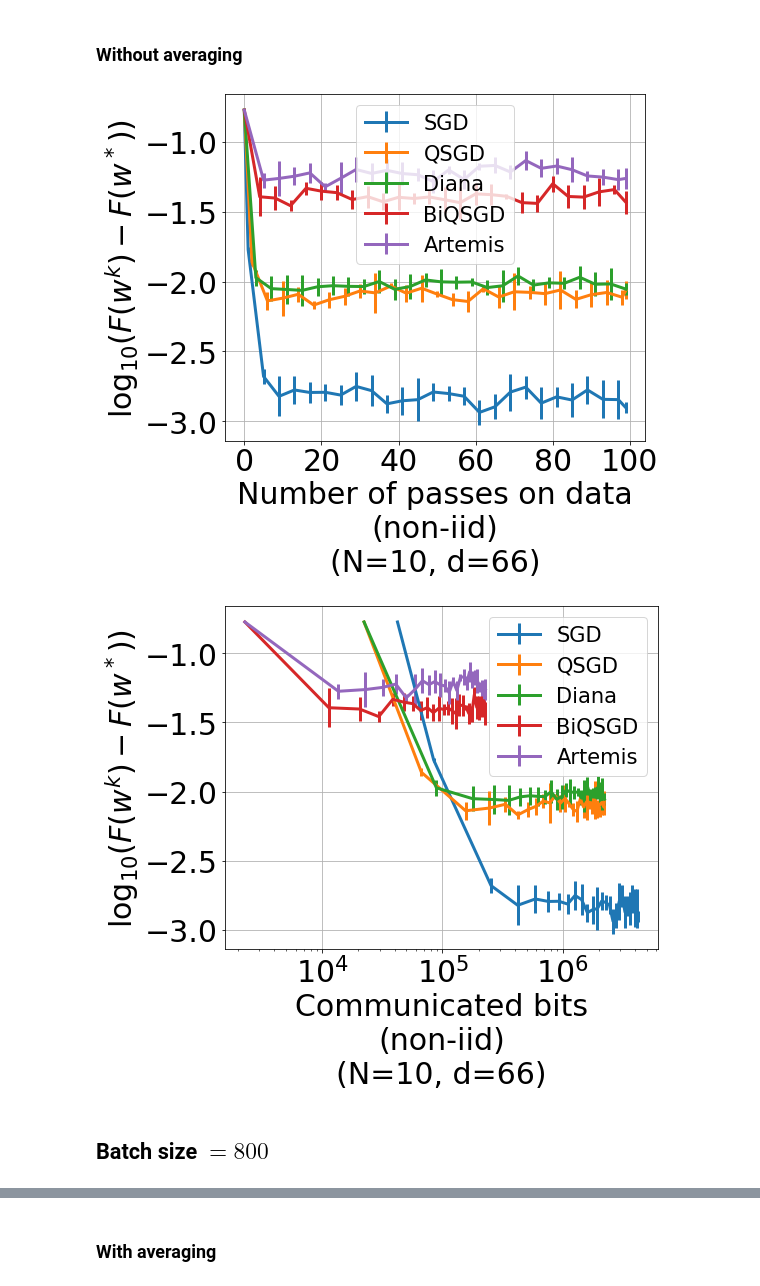
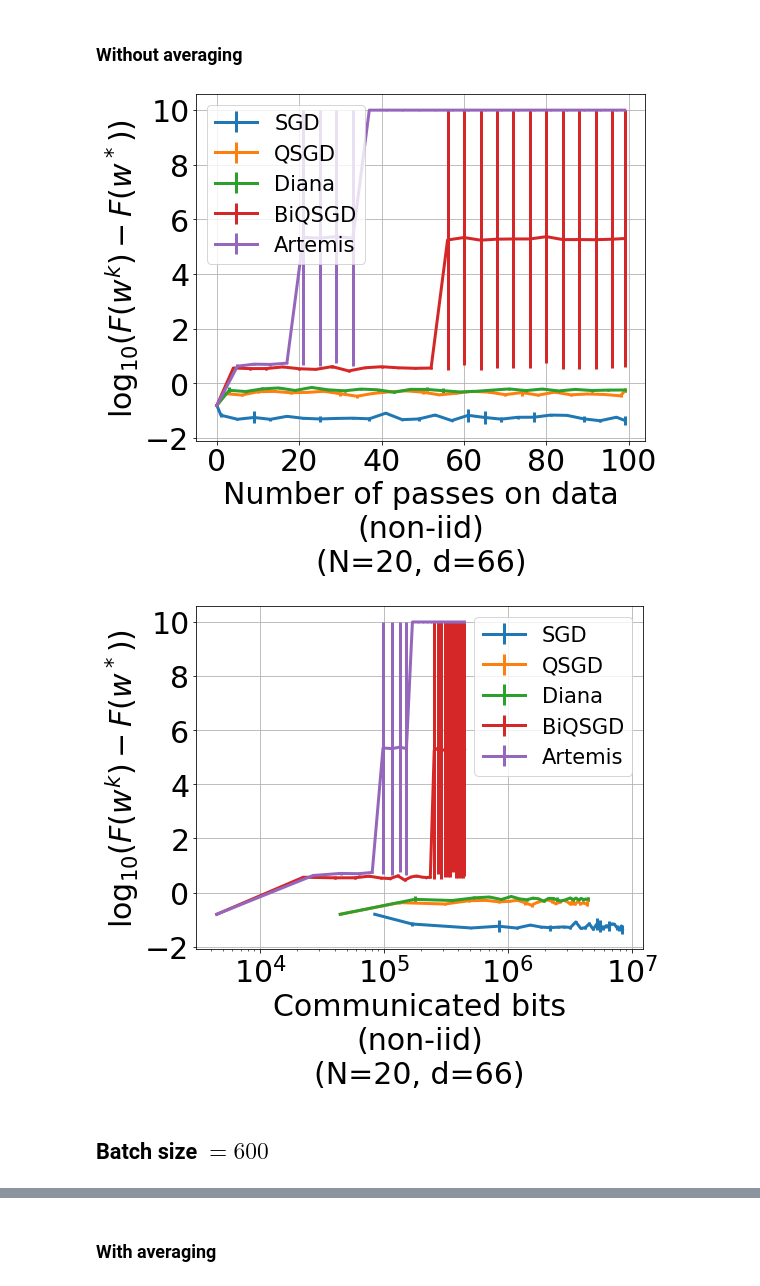
Before and after one commit to philipco/artemis-bidirectional-compression, a Jupyter notebook: notebook/quantum.ipynb, the cells around one changed output, grey strips where cells are left out. Saved outputs shown, nothing was run; the diff lists cells and outputs as text; code cells hidden in the pictures.

```diff
--- a/notebook/quantum.ipynb
+++ b/notebook/quantum.ipynb
@@ -37,7 +37,7 @@ from src.utils.runner.ResultsOfSeveralDescents import ResultsOfSeveralDescents
 
 filename = "quantum"
 
-nb_devices_for_the_run = 10
+nb_devices_for_the_run = 20
 # %% [markdown]
 # Data preparation
 # %%
@@ -419,19 +437,19 @@ plot_error_dist(res.get_loss(obj, averaged=True), res.names, res.nb_devices_for_
 ### Without averaging
 # %%
 # TEMPORARY - Because the new clusters are different from the ones used to generate the figures.
-obj = pickle_loader(filename + "-noniid-obj_min") + 0.0149
+obj = pickle_loader(filename + "-noniid-obj_min")
 res = pickle_loader(filename + "-noniid-descent")
 
 plot_error_dist(res.get_loss(obj), res.names, res.nb_devices_for_the_run, dim_notebook,
                all_error=res.get_std(obj), x_legend="Number of passes on data\n(non-iid)")
 
 plot_error_dist(res.get_loss(obj), res.names, res.nb_devices_for_the_run, dim_notebook,
                 x_points=res.X_number_of_bits,
                 x_legend="Communicated bits\n(non-iid)", all_error=res.get_std(obj))
 # %% [output]
-[figure, old version]
+[figure, new version]
-[figure, old version]
+[figure, new version]
 # %% [markdown]
-## Batch size $= 800$
+## Batch size $= 600$
 # %%
 %%time
```
Also changed, not shown: parts of 24 cells of this notebook, 16 other files.
